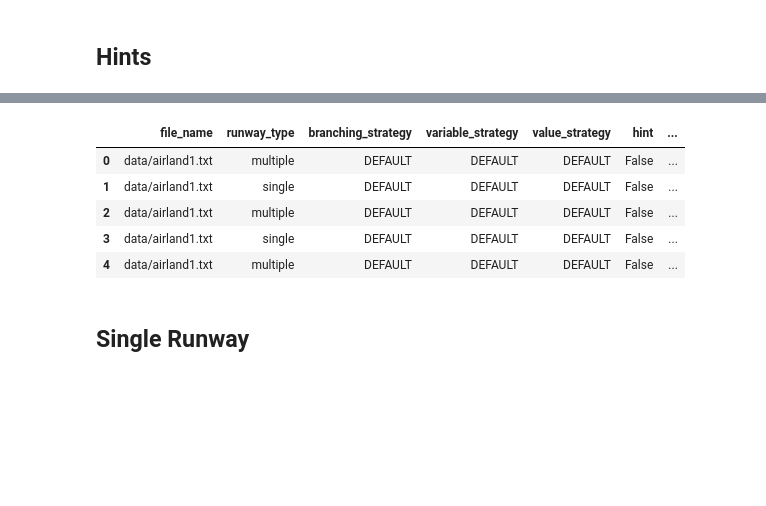
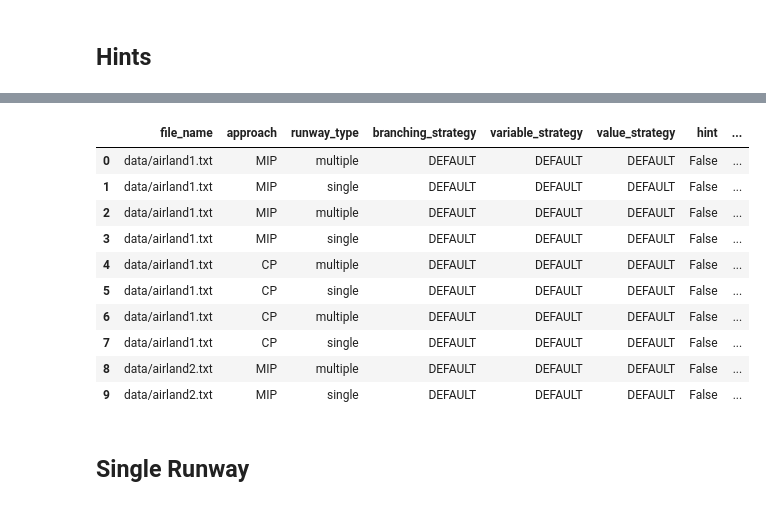
Before and after one commit to brunomfernandes45/aircraft-landings-scheduling, a Jupyter notebook: src/report.ipynb, the cells around one changed output, grey strips where cells are left out. Saved outputs shown, nothing was run; the diff lists cells and outputs as text; code cells hidden in the pictures; blank space fills up the shorter version.

Commit message:
Finished hint testing

```diff
--- a/src/report.ipynb
+++ b/src/report.ipynb
@@ -99,6 +101,8 @@ visualize_solution(solver, num_planes, planes_data, variables, approach="CP")
 # %%
-solver, variables = solve_single_runway_cp(num_planes, planes_data, separation_times, decision_strategies_single,hint=True)
-metrics_CP_single_runway = performance_CP(solver, planes_data)
+solver, model, variables = solve_single_runway_cp(
+    num_planes, planes_data, separation_times, decision_strategies_single, hint=True
+)
+metrics_CP_single_runway = performance_CP(solver, model, planes_data)
 
 visualize_solution(solver, num_planes, planes_data, variables, approach="CP")
 # %% [output]
@@ -214,11 +218,19 @@ for file_num in tqdm(file_numbers, desc="Processing Files"):
 
                     else:
                         if runway_type == "multiple":
-                            solver = solve_multiple_runways_cp(num_planes, num_runways, planes_data, separation_times, hint=hint)
+                            solver, model = solve_multiple_runways_cp(
+                                num_planes,
+                                num_runways,
+                                planes_data,
+                                separation_times,
+                                hint=hint,
+                            )
                         else:
-                            solver, variables = solve_single_runway_cp(num_planes, planes_data, separation_times, hint=hint)
+                            solver, model, variables = solve_single_runway_cp(
+                                num_planes, planes_data, separation_times, hint=hint
+                            )
 
-                        metrics = performance_CP(solver, planes_data)
+                        metrics = performance_CP(solver, model, planes_data)
 
                     # Accumulate the metrics
                     for key, value in metrics.items():
@@ -239,7 +251,6 @@ for file_num in tqdm(file_numbers, desc="Processing Files"):
                     if approach == "MIP":
                         average_metrics["conflicts"] = "NOT APPLICABLE"
                         average_metrics["branches"] = "NOT APPLICABLE"
-                        average_metrics["best_objective"] = "NOT APPLICABLE"
 
                     # Store the results with the strategy details and average metrics
                     result = {
@@ -437,15 +448,20 @@ for file_num in tqdm(file_numbers, desc="Processing Files"):
 ============================================================
 # %%
 # Convert results to a DataFrame
-df_results = pd.DataFrame(results)
-df_results.head()
+df_results1 = pd.DataFrame(results)
+df_results1.head(10)
 # %% [output]
-|  | file_name | runway_type | branching_strategy | variable_strategy | value_strategy | hint | ... |
-| 0 | data/airland1.txt | multiple | DEFAULT | DEFAULT | DEFAULT | False | ... |
-| 1 | data/airland1.txt | single | DEFAULT | DEFAULT | DEFAULT | False | ... |
-| 2 | data/airland1.txt | multiple | DEFAULT | DEFAULT | DEFAULT | False | ... |
-| 3 | data/airland1.txt | single | DEFAULT | DEFAULT | DEFAULT | False | ... |
-| 4 | data/airland1.txt | multiple | DEFAULT | DEFAULT | DEFAULT | False | ... |
+|  | file_name | approach | runway_type | branching_strategy | variable_strategy | value_strategy | hint | ... |
+| 0 | data/airland1.txt | MIP | multiple | DEFAULT | DEFAULT | DEFAULT | False | ... |
+| 1 | data/airland1.txt | MIP | single | DEFAULT | DEFAULT | DEFAULT | False | ... |
+| 2 | data/airland1.txt | MIP | multiple | DEFAULT | DEFAULT | DEFAULT | False | ... |
+| 3 | data/airland1.txt | MIP | single | DEFAULT | DEFAULT | DEFAULT | False | ... |
+| 4 | data/airland1.txt | CP | multiple | DEFAULT | DEFAULT | DEFAULT | False | ... |
+| 5 | data/airland1.txt | CP | single | DEFAULT | DEFAULT | DEFAULT | False | ... |
+| 6 | data/airland1.txt | CP | multiple | DEFAULT | DEFAULT | DEFAULT | False | ... |
+| 7 | data/airland1.txt | CP | single | DEFAULT | DEFAULT | DEFAULT | False | ... |
+| 8 | data/airland2.txt | MIP | multiple | DEFAULT | DEFAULT | DEFAULT | False | ... |
+| 9 | data/airland2.txt | MIP | single | DEFAULT | DEFAULT | DEFAULT | False | ... |
 # %% [markdown]
 ## Single Runway
 # %%
```
Also changed, not shown: parts of 17 cells of this notebook, 3 other files.
